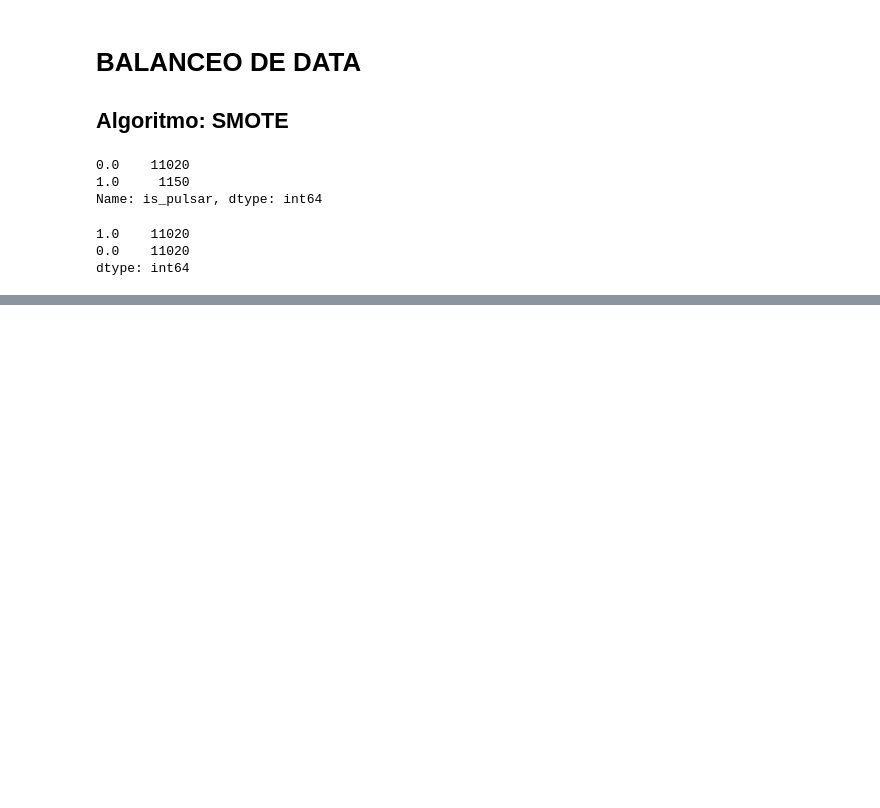
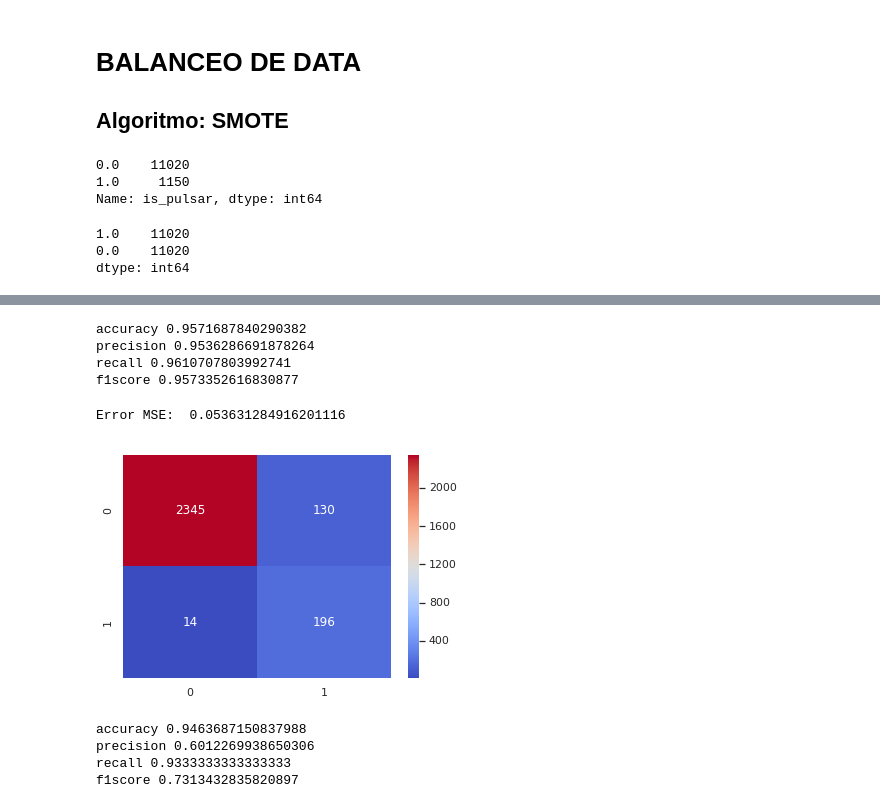
Before and after one commit to MrCycler/ML_PULSAR_CLASSIFICATION_PROJECT, a Jupyter notebook: APLICACION DE ALGORITMOS/REDES_NEURONALES_APP.ipynb, the cells around one changed output, grey strips where cells are left out. Cells and saved outputs as stored; diff of their text form; code cells hidden in the pictures; blank space fills up the shorter version.

```diff
--- a/APLICACION DE ALGORITMOS/REDES_NEURONALES_APP.ipynb
+++ b/APLICACION DE ALGORITMOS/REDES_NEURONALES_APP.ipynb
@@ -155,6 +159,36 @@ precision = precision_score(y_sm_train, y_sm_train_predict)
 recall = recall_score(y_sm_train, y_sm_train_predict)
 f1score = f1_score(y_sm_train, y_sm_train_predict)
 print("accuracy",accuracy)
-print("accuracy",precision)
-print("accuracy",recall)
-print("accuracy",accuracy)
+print("precision",precision)
+print("recall",recall)
+print("f1score",f1score)
+# %% [output]
+accuracy 0.9571687840290382
+precision 0.9536286691878264
+recall 0.9610707803992741
+f1score 0.9573352616830877
+# %%
+y_test_predict= NN_model2.predict(X_test_sca)
+NN_model2_mse_test = mean_squared_error(y_test_sca, y_test_predict)
+print("Error MSE: ",NN_model2_mse_test)
+# %% [output]
+Error MSE:  0.053631284916201116
+# %%
+NN_model2_cm_test = confusion_matrix(y_test_sca, y_test_predict)
+sns.heatmap(NN_model2_cm_test,annot=True, fmt="d", cmap="coolwarm");
+# %% [output]
+[figure, added]
+# %%
+accuracy = accuracy_score(y_test_sca, y_test_predict)
+precision = precision_score(y_test_sca, y_test_predict)
+recall = recall_score(y_test_sca, y_test_predict)
+f1score = f1_score(y_test_sca, y_test_predict)
+print("accuracy",accuracy)
+print("precision",precision)
+print("recall",recall)
+print("f1score",f1score)
+# %% [output]
+accuracy 0.9463687150837988
+precision 0.6012269938650306
+recall 0.9333333333333333
+f1score 0.7313432835820897
```
Also changed, not shown: parts of 8 cells of this notebook.
